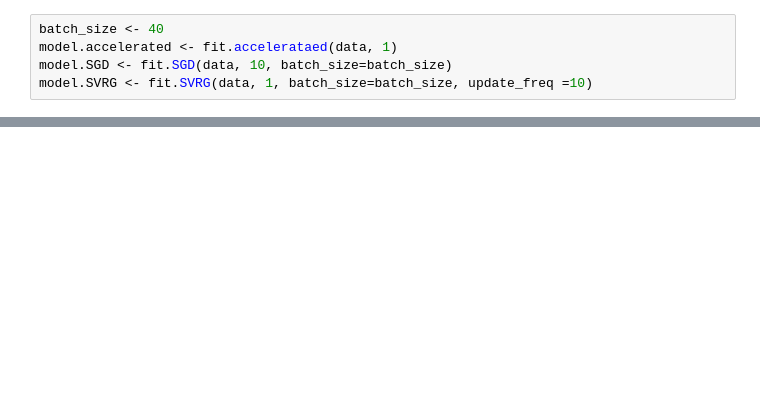
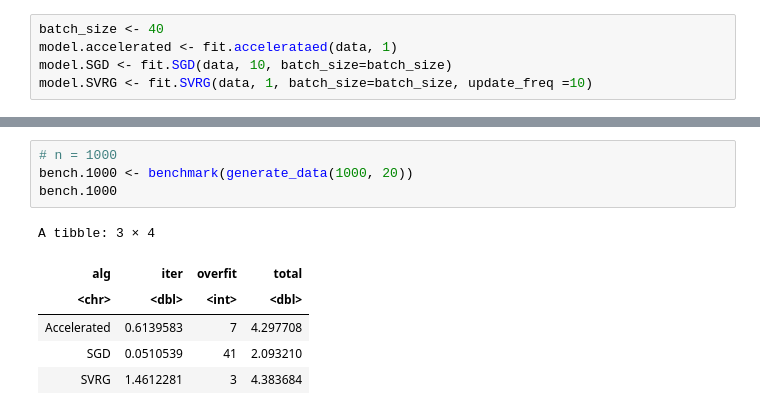
Before and after one commit to borab96/computational-statistics, a Jupyter notebook: GD/StochasticLogisticRegression.ipynb, the cells around one changed output, grey strips where cells are left out. Drawn from its saved outputs; the diff is of its cells as text; blank space fills up the shorter version.

```diff
--- a/GD/StochasticLogisticRegression.ipynb
+++ b/GD/StochasticLogisticRegression.ipynb
@@ -158,0 +253,11 @@ data$beta
+# %%
+# n = 1000
+bench.1000 <- benchmark(generate_data(1000, 20))
+bench.1000
+# %% [output]
+A tibble: 3 × 4
+| alg | iter | overfit | total |
+| <chr> | <dbl> | <int> | <dbl> |
+| Accelerated | 0.6139583 | 7 | 4.297708 |
+| SGD | 0.0510539 | 41 | 2.093210 |
+| SVRG | 1.4612281 | 3 | 4.383684 |
```
Also changed, not shown: parts of 17 cells of this notebook.
